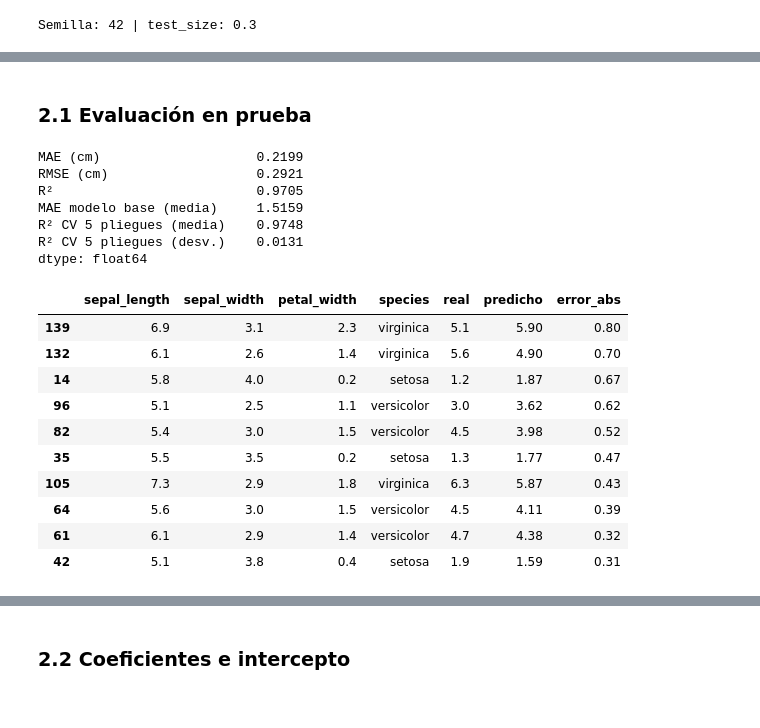
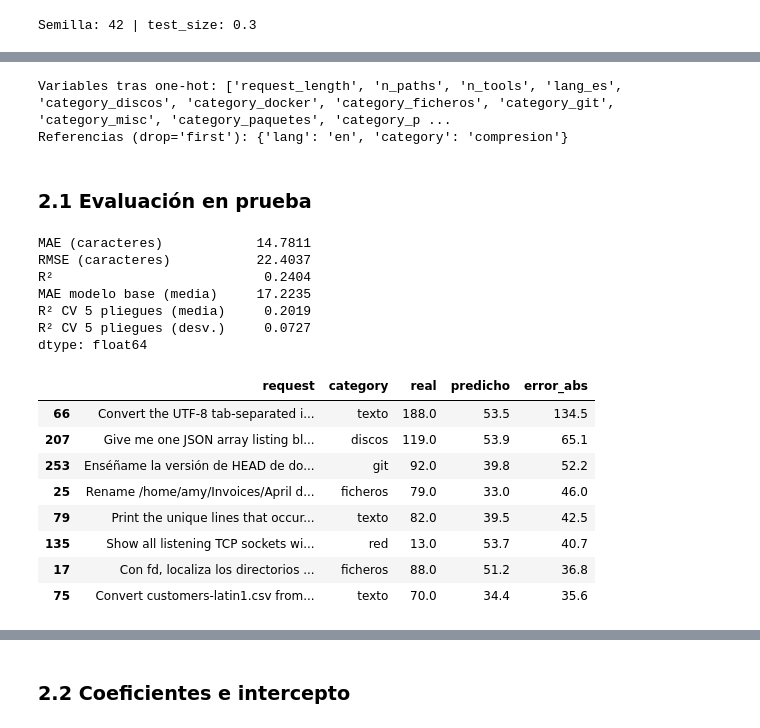
Before and after one commit to SantiagoMesa0911/MachineLearningIU, a Jupyter notebook: S30_Unidad1_EA2_Modelos_de_Prediccion_y_Clasificacion/notebooks/modelos_prediccion_clasificacion.ipynb, the cells around one changed output, grey strips where cells are left out. Drawn from its saved outputs; the diff is of its cells as text; code cells hidden in the pictures.

Commit message:
feat: adapta S30 al dataset dale-bash-test-v2

```diff
--- a/S30_Unidad1_EA2_Modelos_de_Prediccion_y_Clasificacion/notebooks/modelos_prediccion_clasificacion.ipynb
+++ b/S30_Unidad1_EA2_Modelos_de_Prediccion_y_Clasificacion/notebooks/modelos_prediccion_clasificacion.ipynb
@@ -22,15 +22,15 @@ if str(PROJECT_ROOT) not in sys.path:
     sys.path.insert(0, str(PROJECT_ROOT))
 
 from src import config
-from src.pipeline import load_raw_data, build_preprocessor, run_experiment
+from src.pipeline import (load_raw_data, build_preprocessor, regression_subset,
+                          build_regression, build_classifier, run_experiment)
 from src.preprocessing import split_data
-from src.regression_model import LinearRegressionModel
-from src.classification_model import LogisticRegressionClassifier
+from src.classification_model import TextLogisticClassifier
 from src.interpretation import (interpret_regression, interpret_classification,
                                 describe_class_balance)
 from src.report_writer import ModelSummaryWriter
 
-pd.set_option("display.max_colwidth", None)
+pd.set_option("display.max_colwidth", 90)
 pd.set_option("display.width", 200)
 print("Semilla:", config.RANDOM_STATE, "| test_size:", config.TEST_SIZE)
 # %% [output]
@@ -227,0 +284,4 @@ medidas y su especie?
+# %%
+df_regression = regression_subset(df_clean)
+print("Filas para regresión:", len(df_regression))
+df_regression[config.REGRESSION_TARGET].describe().round(2)
@@ -228,11 +308,8 @@ medidas y su especie?
 # %%
-regression = LinearRegressionModel(config.REGRESSION_NUMERIC_FEATURES,
-                                   config.REGRESSION_CATEGORICAL_FEATURES,
-                                   config.REGRESSION_TARGET)
+regression = build_regression()
 Xr_train, Xr_test, yr_train, yr_test = split_data(
-    df_clean, regression.features, config.REGRESSION_TARGET,
-    config.TEST_SIZE, config.RANDOM_STATE, stratify_column=config.LABEL_COLUMN)
-
+    df_regression, regression.features, config.REGRESSION_TARGET,
+    config.TEST_SIZE, config.RANDOM_STATE, stratify_column=config.REGRESSION_STRATIFY)
 regression.fit(Xr_train, yr_train)
 
 print("Entrenamiento:", Xr_train.shape, "| Prueba:", Xr_test.shape)
@@ -281,41 +345,44 @@ pd.concat([Xr_train[["species"]].reset_index(drop=True),
+# %%
+print("Variables tras one-hot:", list(names))
+print("Referencias (drop='first'):", regression.reference_categories())
+# %% [output]
+Variables tras one-hot: ['request_length', 'n_paths', 'n_tools', 'lang_es', 'category_discos', 'category_docker', 'category_ficheros', 'category_git', 'category_misc', 'category_paquetes', 'category_p ...
+Referencias (drop='first'): {'lang': 'en', 'category': 'compresion'}
 # %% [markdown]
 ### 2.1 Evaluación en prueba
 # %%
 reg_metrics = regression.evaluate(Xr_test, yr_test)
 reg_cv = regression.cross_validate(Xr_train, yr_train, config.CV_FOLDS)
-
 pd.Series({
-    "MAE (cm)": reg_metrics["mae"],
-    "RMSE (cm)": reg_metrics["rmse"],
+    "MAE (caracteres)": reg_metrics["mae"],
+    "RMSE (caracteres)": reg_metrics["rmse"],
     "R²": reg_metrics["r2"],
     "MAE modelo base (media)": reg_metrics["baseline_mae"],
     f"R² CV {config.CV_FOLDS} pliegues (media)": reg_cv["r2_mean"],
     f"R² CV {config.CV_FOLDS} pliegues (desv.)": reg_cv["r2_std"],
 }).round(4)
 # %% [output]
-MAE (cm)                    0.2199
-RMSE (cm)                   0.2921
-R²                          0.9705
-MAE modelo base (media)     1.5159
-R² CV 5 pliegues (media)    0.9748
-R² CV 5 pliegues (desv.)    0.0131
+MAE (caracteres)            14.7811
+RMSE (caracteres)           22.4037
+R²                           0.2404
+MAE modelo base (media)     17.2235
+R² CV 5 pliegues (media)     0.2019
+R² CV 5 pliegues (desv.)     0.0727
 dtype: float64
 # %%
-predictions = Xr_test.copy()
+predictions = df_regression.loc[Xr_test.index, ["request", "category"]].copy()
 predictions["real"] = yr_test
-predictions["predicho"] = regression.predict(Xr_test).round(2)
-predictions["error_abs"] = (predictions["real"] - predictions["predicho"]).abs().round(2)
-predictions.sort_values("error_abs", ascending=False).head(10)
+predictions["predicho"] = regression.predict(Xr_test).round(1)
+predictions["error_abs"] = (predictions["real"] - predictions["predicho"]).abs().round(1)
+predictions.sort_values("error_abs", ascending=False).head(8)
 # %% [output]
-|  | sepal_length | sepal_width | petal_width | species | real | predicho | error_abs |
-| 139 | 6.9 | 3.1 | 2.3 | virginica | 5.1 | 5.90 | 0.80 |
-| 132 | 6.1 | 2.6 | 1.4 | virginica | 5.6 | 4.90 | 0.70 |
-| 14 | 5.8 | 4.0 | 0.2 | setosa | 1.2 | 1.87 | 0.67 |
-| 96 | 5.1 | 2.5 | 1.1 | versicolor | 3.0 | 3.62 | 0.62 |
-| 82 | 5.4 | 3.0 | 1.5 | versicolor | 4.5 | 3.98 | 0.52 |
-| 35 | 5.5 | 3.5 | 0.2 | setosa | 1.3 | 1.77 | 0.47 |
-| 105 | 7.3 | 2.9 | 1.8 | virginica | 6.3 | 5.87 | 0.43 |
-| 64 | 5.6 | 3.0 | 1.5 | versicolor | 4.5 | 4.11 | 0.39 |
-| 61 | 6.1 | 2.9 | 1.4 | versicolor | 4.7 | 4.38 | 0.32 |
-| 42 | 5.1 | 3.8 | 0.4 | setosa | 1.9 | 1.59 | 0.31 |
+|  | request | category | real | predicho | error_abs |
+| 66 | Convert the UTF-8 tab-separated i... | texto | 188.0 | 53.5 | 134.5 |
+| 207 | Give me one JSON array listing bl... | discos | 119.0 | 53.9 | 65.1 |
+| 253 | Enséñame la versión de HEAD de do... | git | 92.0 | 39.8 | 52.2 |
+| 25 | Rename /home/amy/Invoices/April d... | ficheros | 79.0 | 33.0 | 46.0 |
+| 79 | Print the unique lines that occur... | texto | 82.0 | 39.5 | 42.5 |
+| 135 | Show all listening TCP sockets wi... | red | 13.0 | 53.7 | 40.7 |
+| 17 | Con fd, localiza los directorios ... | ficheros | 88.0 | 51.2 | 36.8 |
+| 75 | Convert customers-latin1.csv from... | texto | 70.0 | 34.4 | 35.6 |
 # %% [markdown]
```
Also changed, not shown: parts of 62 cells of this notebook, 9 other files.
